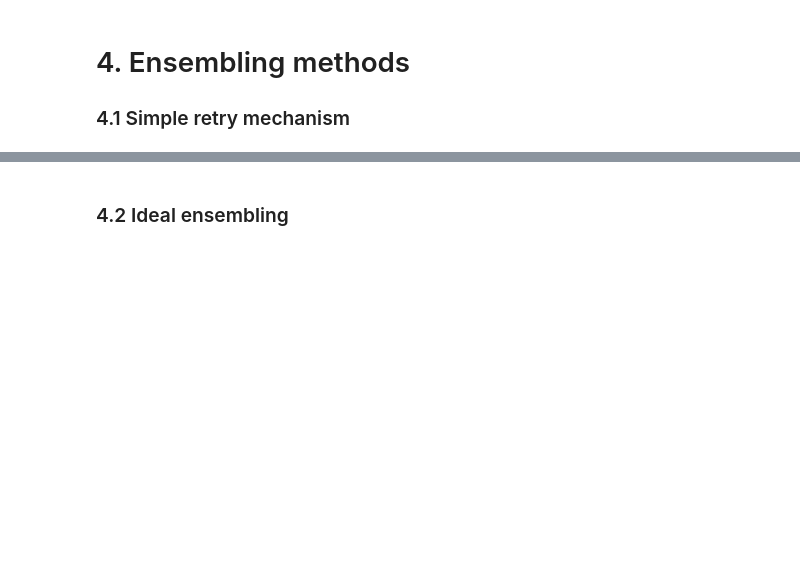
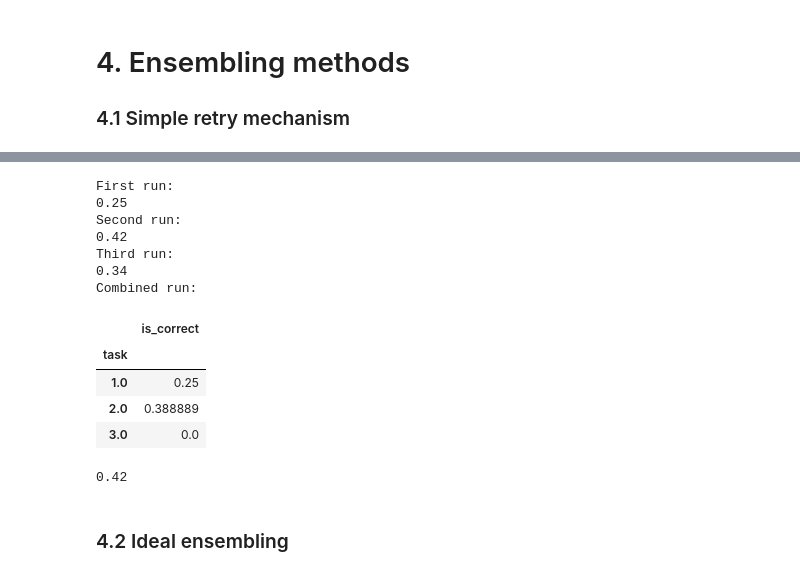
Before and after one commit to shossain/smolagents, a Jupyter notebook: examples/GAIA_submission/analysis.ipynb, the cells around one changed output, grey strips where cells are left out. Cells and saved outputs as stored; diff of their text form; code cells hidden in the pictures; blank space fills up the shorter version.

```diff
--- a/examples/GAIA_submission/analysis.ipynb
+++ b/examples/GAIA_submission/analysis.ipynb
@@ -487,3 +461,30 @@ Name: is_correct, dtype: float64
+# %%
+print("First run:")
+print(f"{run_1['is_correct'].mean():.2f}")
+
+print("Second run:")
+print(f"{run_2['is_correct'].mean():.2f}")
+
+print("Third run:")
+print(f"{run_3['is_correct'].mean():.2f}")
+
+print("Combined run:")
+display(majority.groupby(["task"])[["is_correct"]].mean())
+print(f"{majority['is_correct'].mean():.2f}")
+# %% [output]
+First run:
+0.25
+Second run:
+0.42
+Third run:
+0.34
+Combined run:
+|  | is_correct |
+| task |  |
+| 1.0 | 0.25 |
+| 2.0 | 0.388889 |
+| 3.0 | 0.0 |
+0.42
 # %% [markdown]
 ### 4.2 Ideal ensembling
 # %%
```
Also changed, not shown: parts of 17 cells of this notebook, 6 other files.
